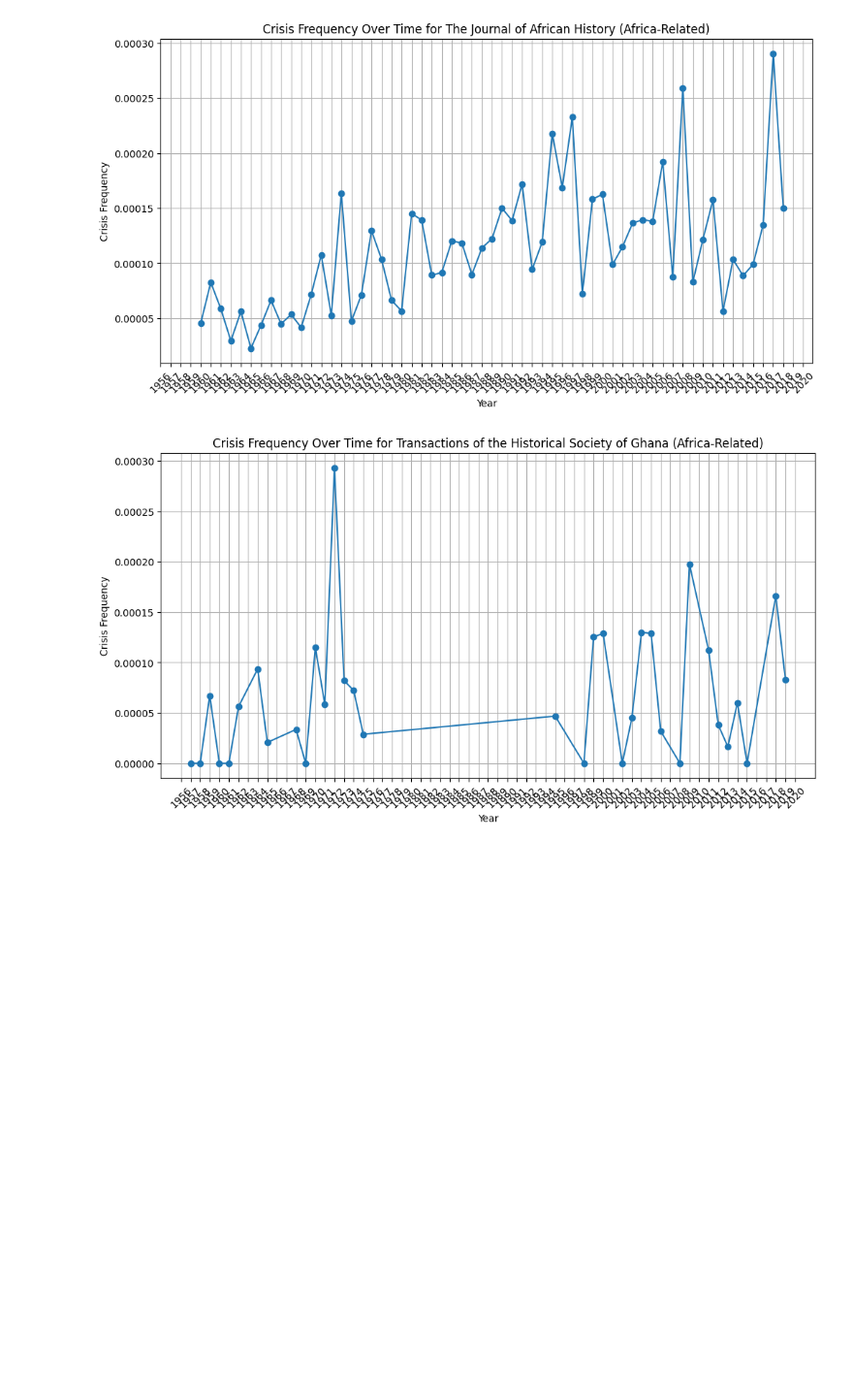
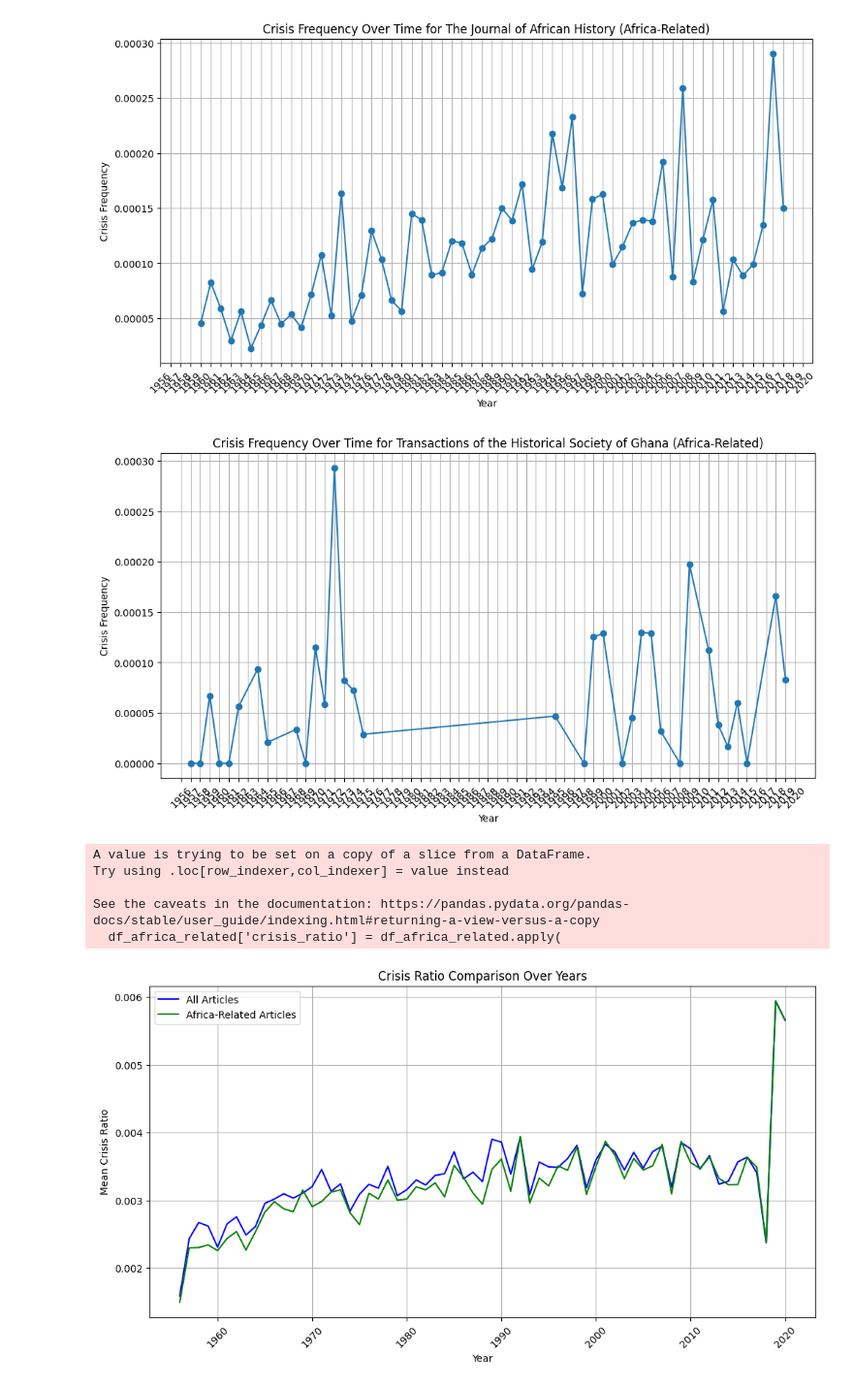
Before and after one commit to chattock/Africa, a Jupyter notebook: Part-2.ipynb, the cells around one changed output. Shown at 97% size. Saved outputs shown, nothing was run; the diff lists cells and outputs as text; code cells hidden in the pictures; blank space fills up the shorter version.

```diff
--- a/Part-2.ipynb
+++ b/Part-2.ipynb
@@ -468,3 +483,76 @@ See the caveats in the documentation: https://pandas.pydata.org/pandas-docs/stab
 [figure]
 [figure]
 [figure]
+# %%
+import json
+import pandas as pd
+import matplotlib.pyplot as plt
+
+# Define the function to calculate crisis ratio
+def calculate_crisis_ratio(full_text, word_count):
+    crisis_keywords = ['crisis', 'conflict', 'war', 'famine', 'disaster', 'emergency']
+    text = ' '.join(full_text).lower()
+    crisis_count = sum(text.count(keyword) for keyword in crisis_keywords)
+    return crisis_count / word_count if word_count > 0 else 0
+
+# Load data
+file_path = "part-1.jsonl"
+data = []
+with open(file_path, 'r', encoding='utf-8') as file:
+    for line in file:
+        data.append(json.loads(line))
+
+# Convert to DataFrame
+df = pd.DataFrame(data)
+
+# Calculate crisis ratio for all articles
+df['crisis_ratio'] = df.apply(lambda row: calculate_crisis_ratio(row['fullText'], row['wordCount']), axis=1)
+
+# Filter Africa-related articles
+africa_keywords = [
+    'africa', 'nigeria', 'kenya', 'ghana', 'egypt', 'south africa', 'cairo',
+    'lagos', 'nairobi', 'accra', 'johannesburg', 'algeria', 'morocco', 'tanzania',
+    'uganda', 'ethiopia', 'zambia', 'zimbabwe', 'senegal', 'tunisia', 'sudan',
+    'angola', 'cameroon', 'ivory coast', 'madagascar', 'mozambique', 'rwanda',
+    'libya', 'mali', 'malawi', 'botswana', 'namibia', 'burundi', 'chad',
+    'congo', 'drc', 'eritrea', 'gabon', 'gambia', 'guinea', 'lesotho',
+    'liberia', 'mauritania', 'mauritius', 'niger', 'seychelles', 'sierra leone',
+    'somalia', 'eswatini', 'togo', 'benin', 'burkina faso', 'cape verde',
+    'comoros', 'djibouti', 'equatorial guinea', 'western sahara'
+]
+
+df_africa_related = df[
+    df['fullText'].apply(lambda text_list: any(keyword in ' '.join(text_list).lower() for keyword in africa_keywords))
+]
+
+# Calculate crisis ratio for Africa-related articles
+df_africa_related['crisis_ratio'] = df_africa_related.apply(
+    lambda row: calculate_crisis_ratio(row['fullText'], row['wordCount']),
+    axis=1
+)
+
+# Group by 'publicationYear' and calculate mean crisis ratio
+crisis_ratio_all = df.groupby('publicationYear')['crisis_ratio'].mean().reset_index()
+crisis_ratio_africa = df_africa_related.groupby('publicationYear')['crisis_ratio'].mean().reset_index()
+
+# Merge dataframes for plotting
+crisis_ratio_comparison = pd.merge(crisis_ratio_all, crisis_ratio_africa, on='publicationYear', suffixes=('_all', '_africa'))
+
+# Plot the data
+plt.figure(figsize=(12, 6))
+plt.plot(crisis_ratio_comparison['publicationYear'], crisis_ratio_comparison['crisis_ratio_all'], label='All Articles', color='blue')
+plt.plot(crisis_ratio_comparison['publicationYear'], crisis_ratio_comparison['crisis_ratio_africa'], label='Africa-Related Articles', color='green')
+plt.title('Crisis Ratio Comparison Over Years')
+plt.xlabel('Year')
+plt.ylabel('Mean Crisis Ratio')
+plt.legend()
+plt.grid(True)
+plt.xticks(rotation=45)
+plt.show()
+# %% [output]
+A value is trying to be set on a copy of a slice from a DataFrame.
+Try using .loc[row_indexer,col_indexer] = value instead
+
+See the caveats in the documentation: https://pandas.pydata.org/pandas-docs/stable/user_guide/indexing.html#returning-a-view-versus-a-copy
+  df_africa_related['crisis_ratio'] = df_africa_related.apply(
+[figure, added]
```
Also changed, not shown: parts of 3 cells of this notebook.
